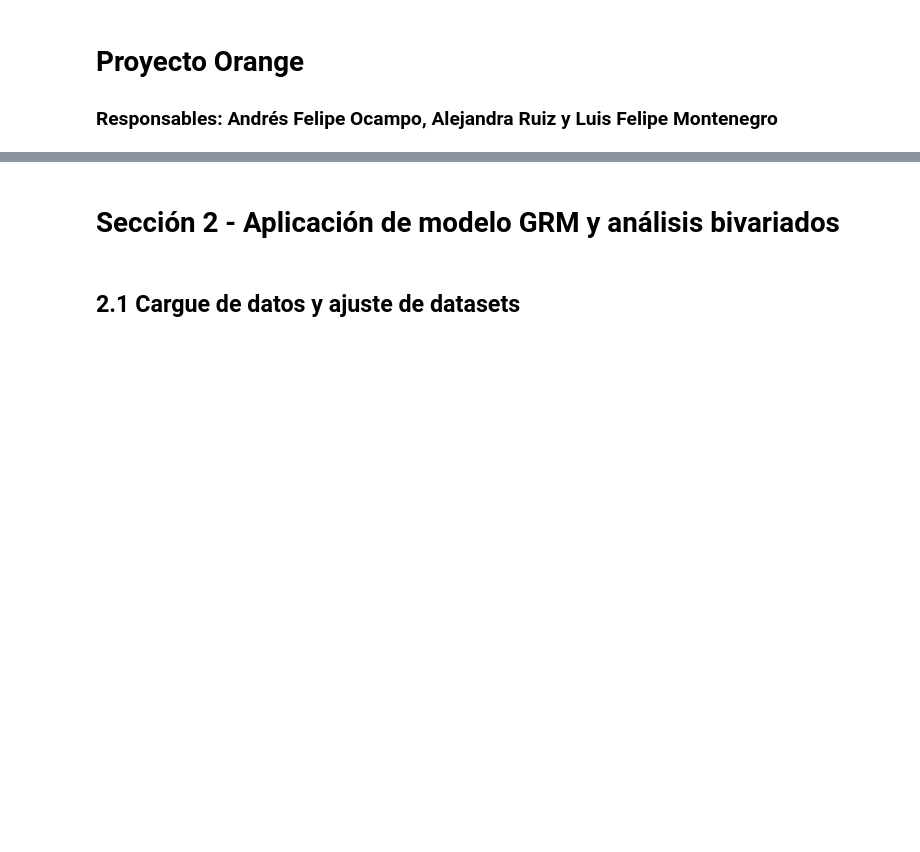
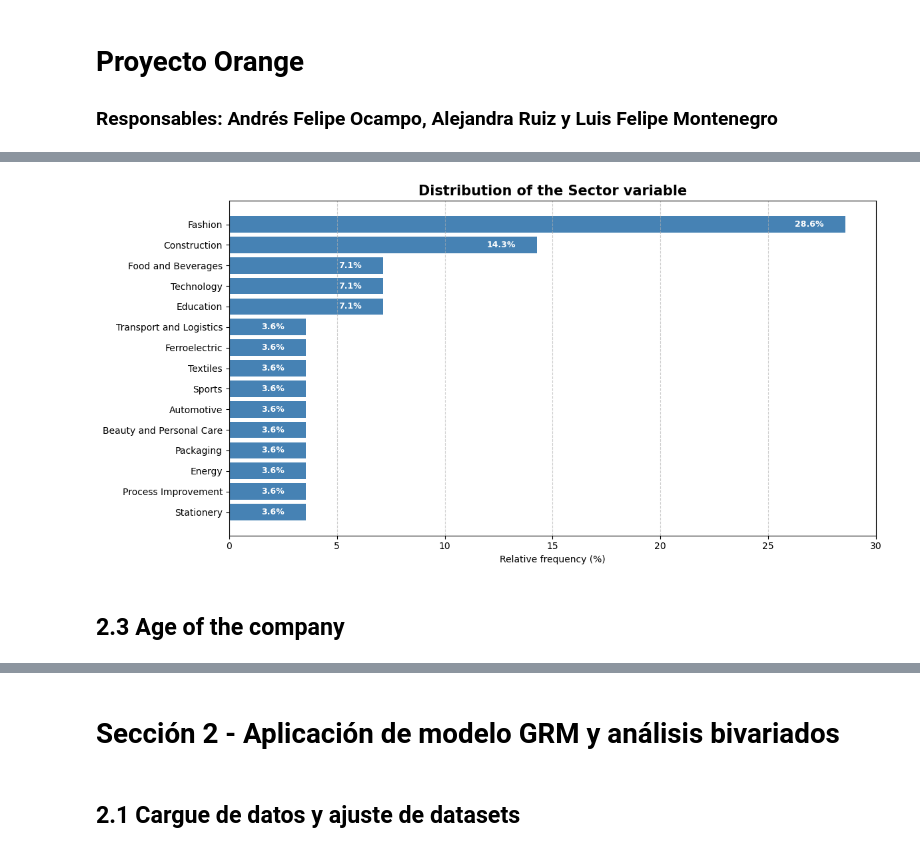
Before and after one commit to AlejaGuz/orange, a Jupyter notebook: Notebook_AFO_LFM_v2.ipynb, the cells around one changed output, grey strips where cells are left out. Cells and saved outputs as stored; diff of their text form; code cells hidden in the pictures; blank space fills up the shorter version.

```diff
--- a/Notebook_AFO_LFM_v2.ipynb
+++ b/Notebook_AFO_LFM_v2.ipynb
@@ -504,0 +185,32 @@ plt.show()
+# %%
+# Recalcular sector_freq_sorted por si se perdió en el contexto
+sector_freq = df_analysis['Sector'].value_counts().reset_index()
+sector_freq.columns = ['Sector', 'frecuencia_absoluta']
+sector_freq['frecuencia_relativa'] = sector_freq['frecuencia_absoluta'] / sector_freq['frecuencia_absoluta'].sum()
+sector_freq_sorted = sector_freq.sort_values(by="frecuencia_relativa", ascending=False)
+
+# Crear el gráfico de barras con etiquetas al extremo derecho y en color blanco
+fig, ax = plt.subplots(figsize=(12, 6))
+bars = ax.barh(
+    sector_freq_sorted["Sector"],
+    sector_freq_sorted["frecuencia_relativa"] * 100,
+    color="#4682B4"
+)
+
+# Añadir etiquetas en blanco al final de cada barra
+for bar in bars:
+    width = bar.get_width()
+    ax.text(width - 1, bar.get_y() + bar.get_height() / 2,
+            f"{width:.1f}%", va='center', ha='right', color='white', fontsize=9, fontweight='bold')
+
+# Configuración estética
+ax.set_xlabel("Relative frequency (%)")
+ax.set_title("Distribution of the Sector variable", fontsize=15, fontweight='bold')
+ax.invert_yaxis()
+ax.grid(axis='x', linestyle='--', alpha=0.6)
+plt.tight_layout()
+plt.show()
+# %% [output]
+[figure, added]
+# %% [markdown]
+## **2.3 Age of the company**
```
Also changed, not shown: parts of 96 cells of this notebook, 3 other files.
